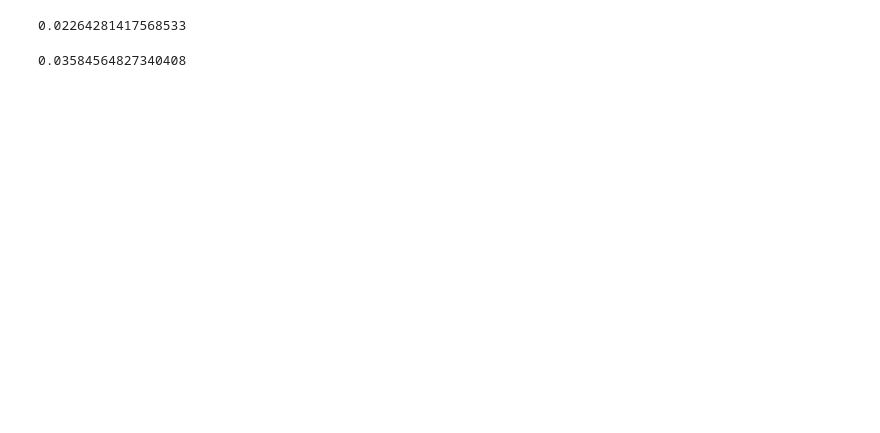
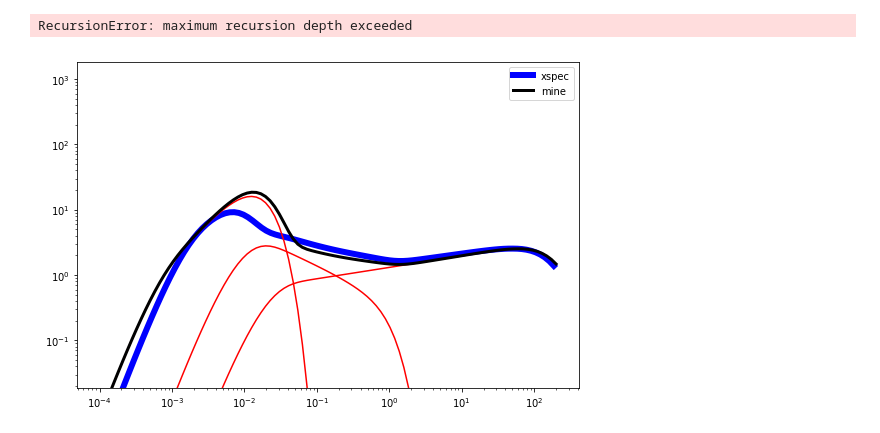
Before and after one commit to arnauqb/qsosed, a Jupyter notebook: tests.ipynb, the cells around one changed output. Saved outputs shown, nothing was run; the diff lists cells and outputs as text; code cells hidden in the pictures; blank space fills up the shorter version.

Commit message:
agreement without reprocessing with xspec

```diff
--- a/tests.ipynb
+++ b/tests.ipynb
@@ -1,9 +1,12 @@
 # %%
-import sed
+import agnsed.sed as sed
 import importlib
-importlib.reload(sed)
+importlib.reload(agnsed.sed)
 from scipy import integrate
 import numpy as np
 from astropy import units as u
 import matplotlib.pyplot as plt
-import constants as const
+import agnsed.constants as const
+sed_test = sed.SED(M=1e8, mdot=0.05, reprocessing=True)
+energy_range_erg = sed.convert_units(sed_test.energy_range * u.keV, u.erg)
+energy_range_erg_diff = np.diff(energy_range_erg, n=1)
@@ -18,2 +12,0 @@ plt.loglog(xspec[:,0], xspec[:,1])
-# %%
-sed_test = sed.SED(M=1e8, mdot = 0.5)
@@ -50,8 +12,0 @@ $0.014649462 \; \mathrm{keV}$
-# %%
-sed.convert_units(sed_test.disc_peak_frequency * u.Hz, u.keV)
-# %% [output]
-0.02264281417568533
-# %%
-sed_test.corona_luminosity / sed_test.eddington_luminosity
-# %% [output]
-0.03584564827340408
@@ -60 +13,23 @@ asd = integrate.trapz(y=sed_test.corona_sed_freq / sed_test.freq_range, x = sed_
+# %%
+sed_test.corona_photon_index
+# %% [output]
+RecursionError: maximum recursion depth exceeded
+# %%
+distance = (10 * u.Mpc).to(u.cm).value
+# %%
+plt.figure(figsize=(9,6))
+xspec = np.loadtxt("/home/arnau/Documents/PyWinds/agn_sigmas/seds/sed_1e+08_5e-02.txt")
+plt.loglog(xspec[:,0], xspec[:,1], color ='b', linewidth =6, label='xspec')
+#plt.loglog(sed_test.energy_range, sed_test. * sed_test.warm_sed()/(4*np.pi*dist**2), color = 'r')
+plt.loglog(sed_test.energy_range, sed_test.corona_flux(distance), color = 'r')
+plt.loglog(sed_test.energy_range, sed_test.disc_flux(distance), color = 'r')
+plt.loglog(sed_test.energy_range, sed_test.warm_flux(distance), color = 'r')
+total = sed_test.corona_flux(distance) + sed_test.disc_flux(distance) + sed_test.warm_flux(distance)
+plt.loglog(sed_test.energy_range, total, color = 'black', linewidth = 3, label='mine')
+#plt.xlim(1e-3, 100)
+plt.ylim(1e-4*np.max(xspec[:,0]), 200*np.max(xspec[:,1]))
+plt.legend()
+plt.show()
+# %% [output]
+[figure, added]
 # %%
```
Also changed, not shown: parts of 9 cells of this notebook, 3 other files.
